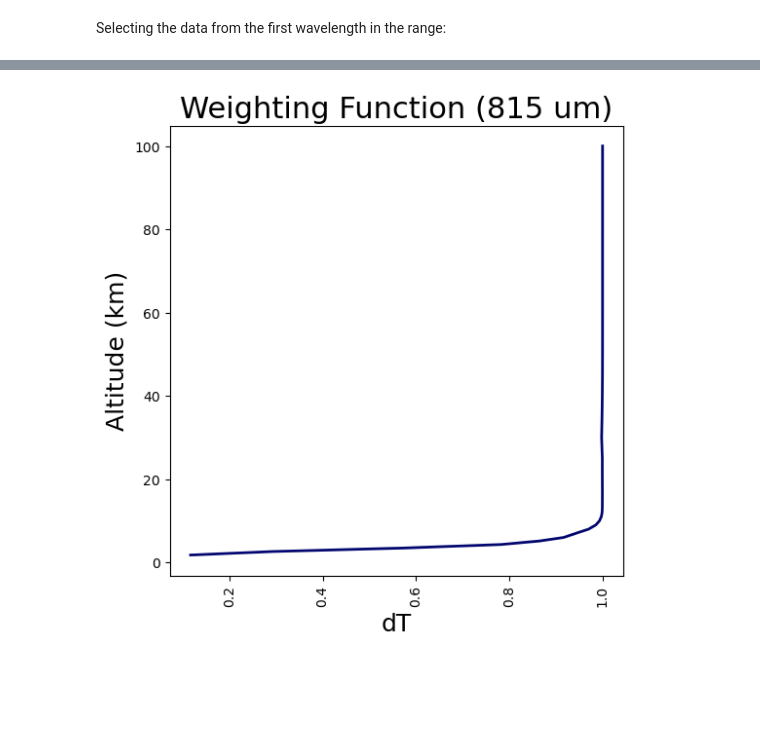
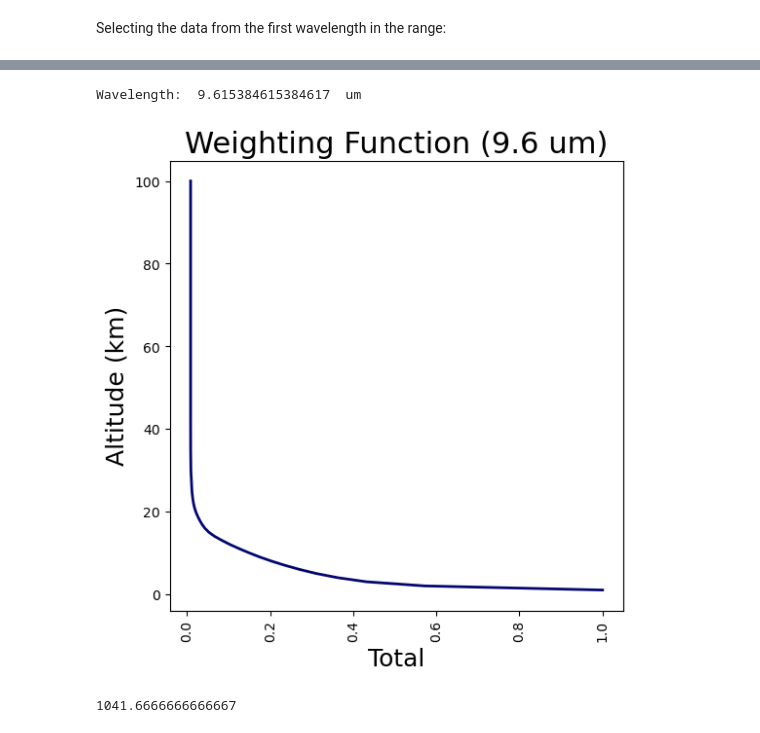
Before and after one commit to jesseturner/FalseLowClouds, a Jupyter notebook: modtran/Weighting_Function.ipynb, the cells around one changed output, grey strips where cells are left out. Cells and saved outputs as stored; diff of their text form; code cells hidden in the pictures; blank space fills up the shorter version.

Commit message:
Messing around with modtran weighting function

```diff
--- a/modtran/Weighting_Function.ipynb
+++ b/modtran/Weighting_Function.ipynb
@@ -5,2 +6,2 @@ import matplotlib.pyplot as plt
 # %%
-filename = 'tp8_file/HeavyDesertAerosol_Transm+ThermRad_Path2Space.tp8'
+filename = 'tp8_file/attempt2.tp8'
@@ -22,0 +10,4 @@ dT = col[:, 1].astype(float)
+# %%
+data = pd.read_csv(filename, delim_whitespace=True, skiprows=10)
+data = data[1:]
+data
@@ -23,12 +28,29 @@ dT = col[:, 1].astype(float)
+# %%
+wn = '1040.00' #--- format is ###.00
+wl = (1/float(wn))*1e4
+print("Wavelength: ", wl, " um")
+
+data_wn = data[data['FREQ'] == wn]
+# %% [output]
+Wavelength:  9.615384615384617  um
+# %%
+alt = data_wn['ALT'].astype(float)
+dT = data_wn['TOTAL'].astype(float)
 # %%
 fig,ax=plt.subplots(1, 1, figsize=(6,6))
 ax.set_ylabel("Altitude (km)", size=18)
-ax.set_xlabel("dT", size=18)
+ax.set_xlabel("Total", size=18)
 ax.tick_params(axis='x', labelrotation=90)
-ax.set_title("Weighting Function ("+wavelength+" um)", size=22)
+ax.set_title("Weighting Function ("+str(round(wl, 1))+" um)", size=22)
 ax.plot(dT, alt, c='#02066F', linewidth=2)
 
 plt.savefig('total_upward_flux.png', dpi=200, bbox_inches='tight')
 plt.show()
 # %% [output]
-[figure, old version]
+[figure, new version]
+# %%
+wl = 9.6
+wn = 1e4/wl
+print(wn)
+# %% [output]
+1041.6666666666667
```
Also changed, not shown: parts of 5 cells of this notebook, 5 other files.
